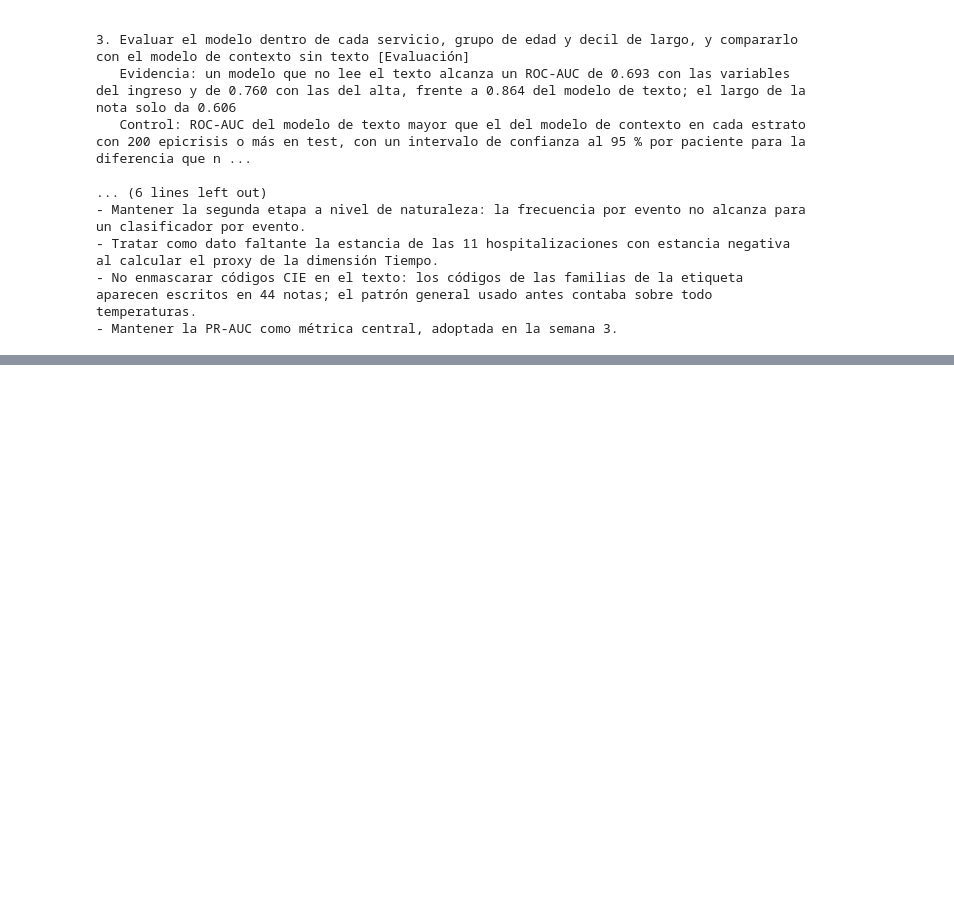
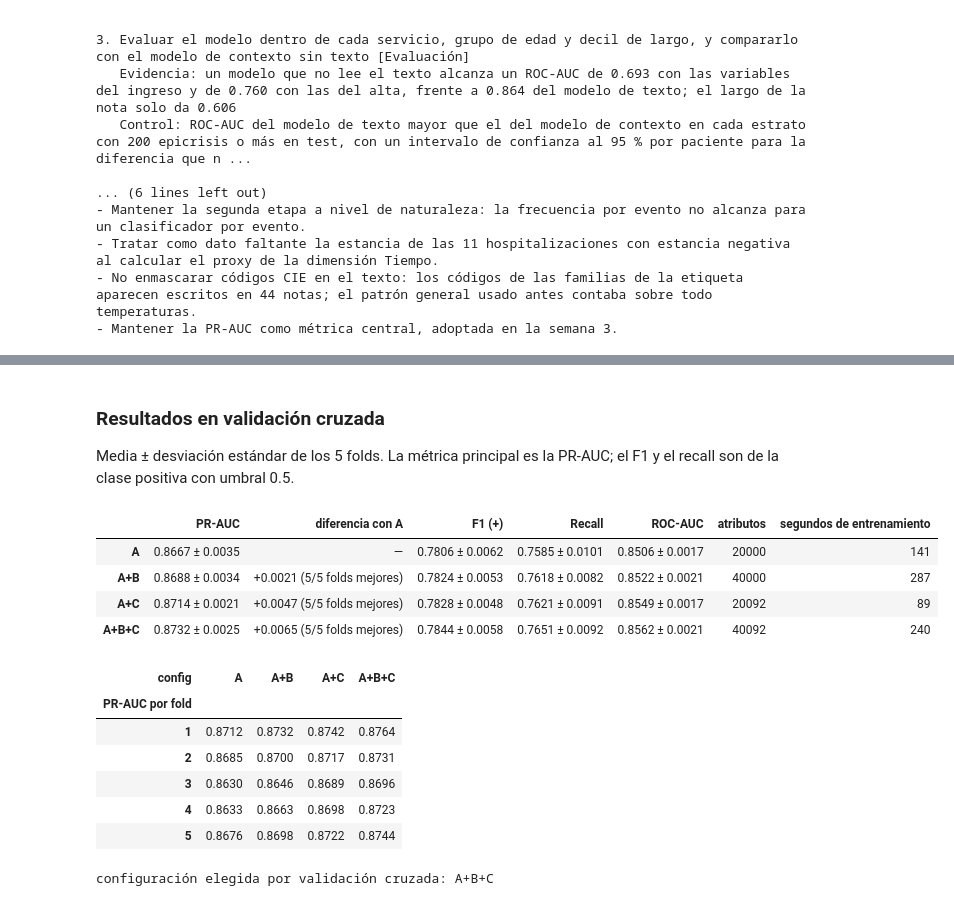
Before and after one commit to carlosperez100/mia14-trabajo-investigacion-ii-tesis-gemses-mimic, a Jupyter notebook: notebooks/02_EDA_semana4.ipynb, the cells around one changed output, grey strips where cells are left out. Cells and saved outputs as stored; diff of their text form; code cells hidden in the pictures; blank space fills up the shorter version.

```diff
--- a/notebooks/02_EDA_semana4.ipynb
+++ b/notebooks/02_EDA_semana4.ipynb
@@ -583,0 +648,27 @@ for a in R["acciones_registradas"]:
+# %% [markdown]
+### Resultados en validación cruzada
+Media ± desviación estándar de los 5 folds. La métrica principal es la PR-AUC; el F1 y el recall son de la clase positiva con umbral 0.5.
+# %%
+fila = lambda m: f"{m['media']:.4f} ± {m['std']:.4f}"
+cv = pd.DataFrame({c: {"PR-AUC": fila(v["pr_auc"]),
+                       "diferencia con A": "—" if c == "A" else f"{v['dif_pr_auc_vs_A']['media']:+.4f} ({v['dif_pr_auc_vs_A']['folds_mejor_que_A']}/5 folds mejores)",
+                       "F1 (+)": fila(v["f1"]), "Recall": fila(v["recall"]), "ROC-AUC": fila(v["roc_auc"]),
+                       "atributos": round(v["n_atributos"]["media"]), "segundos de entrenamiento": round(v["seg_entrenamiento"]["media"])}
+                   for c, v in FE["cv"].items()}).T
+display(cv)
+display(folds.pivot(index="fold", columns="config", values="pr_auc")[list(FE["cv"])].round(4).rename_axis("PR-AUC por fold"))
+print("configuración elegida por validación cruzada:", FE["elegida_por_cv"])
+# %% [output]
+|  | PR-AUC | diferencia con A | F1 (+) | Recall | ROC-AUC | atributos | segundos de entrenamiento |
+| A | 0.8667 ± 0.0035 | — | 0.7806 ± 0.0062 | 0.7585 ± 0.0101 | 0.8506 ± 0.0017 | 20000 | 141 |
+| A+B | 0.8688 ± 0.0034 | +0.0021 (5/5 folds mejores) | 0.7824 ± 0.0053 | 0.7618 ± 0.0082 | 0.8522 ± 0.0021 | 40000 | 287 |
+| A+C | 0.8714 ± 0.0021 | +0.0047 (5/5 folds mejores) | 0.7828 ± 0.0048 | 0.7621 ± 0.0091 | 0.8549 ± 0.0017 | 20092 | 89 |
+| A+B+C | 0.8732 ± 0.0025 | +0.0065 (5/5 folds mejores) | 0.7844 ± 0.0058 | 0.7651 ± 0.0092 | 0.8562 ± 0.0021 | 40092 | 240 |
+| config | A | A+B | A+C | A+B+C |
+| PR-AUC por fold |  |  |  |  |
+| 1 | 0.8712 | 0.8732 | 0.8742 | 0.8764 |
+| 2 | 0.8685 | 0.8700 | 0.8717 | 0.8731 |
+| 3 | 0.8630 | 0.8646 | 0.8689 | 0.8696 |
+| 4 | 0.8633 | 0.8663 | 0.8698 | 0.8723 |
+| 5 | 0.8676 | 0.8698 | 0.8722 | 0.8744 |
+configuración elegida por validación cruzada: A+B+C
```
Also changed, not shown: parts of 12 cells of this notebook, 1 other file.
